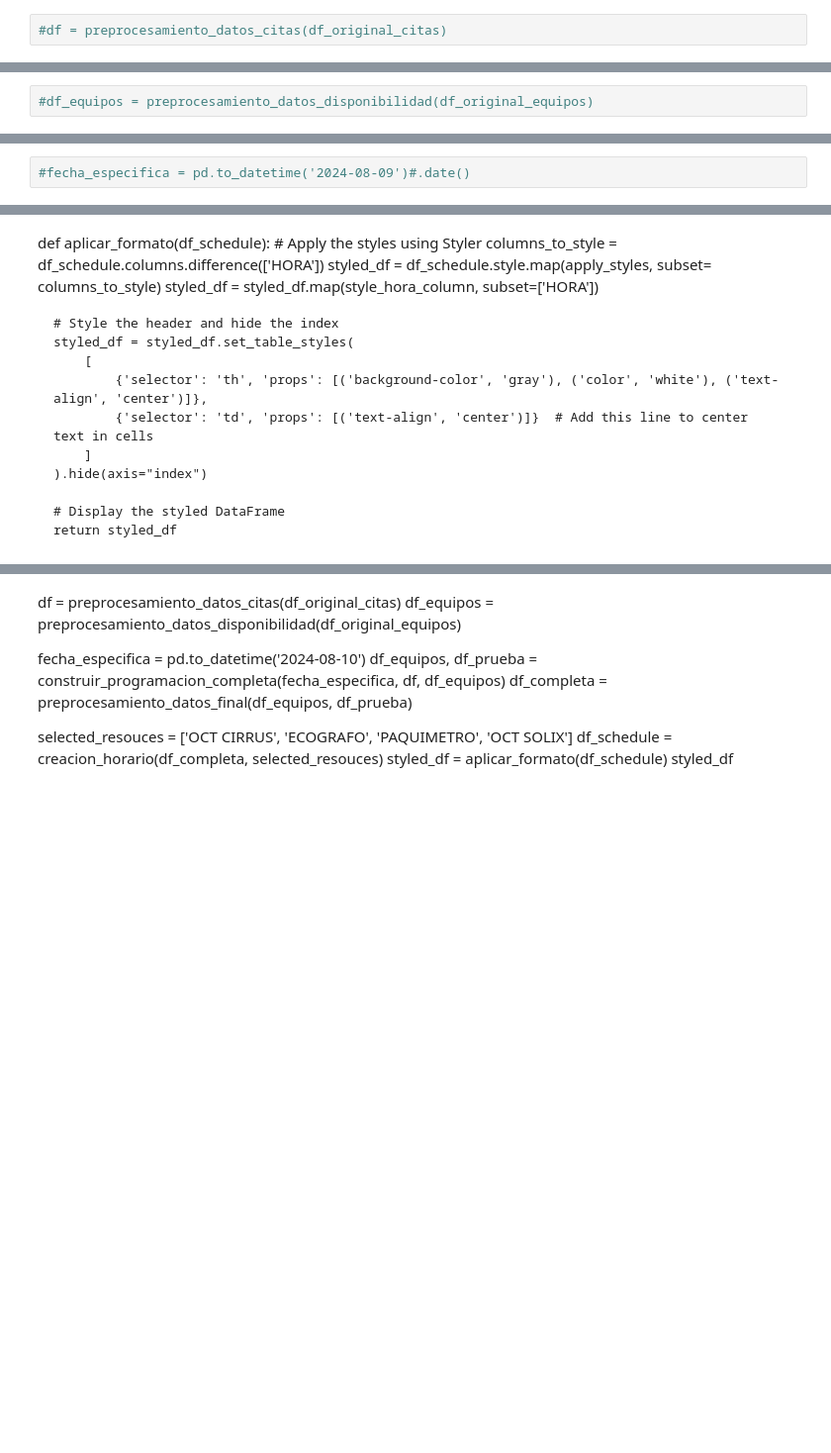
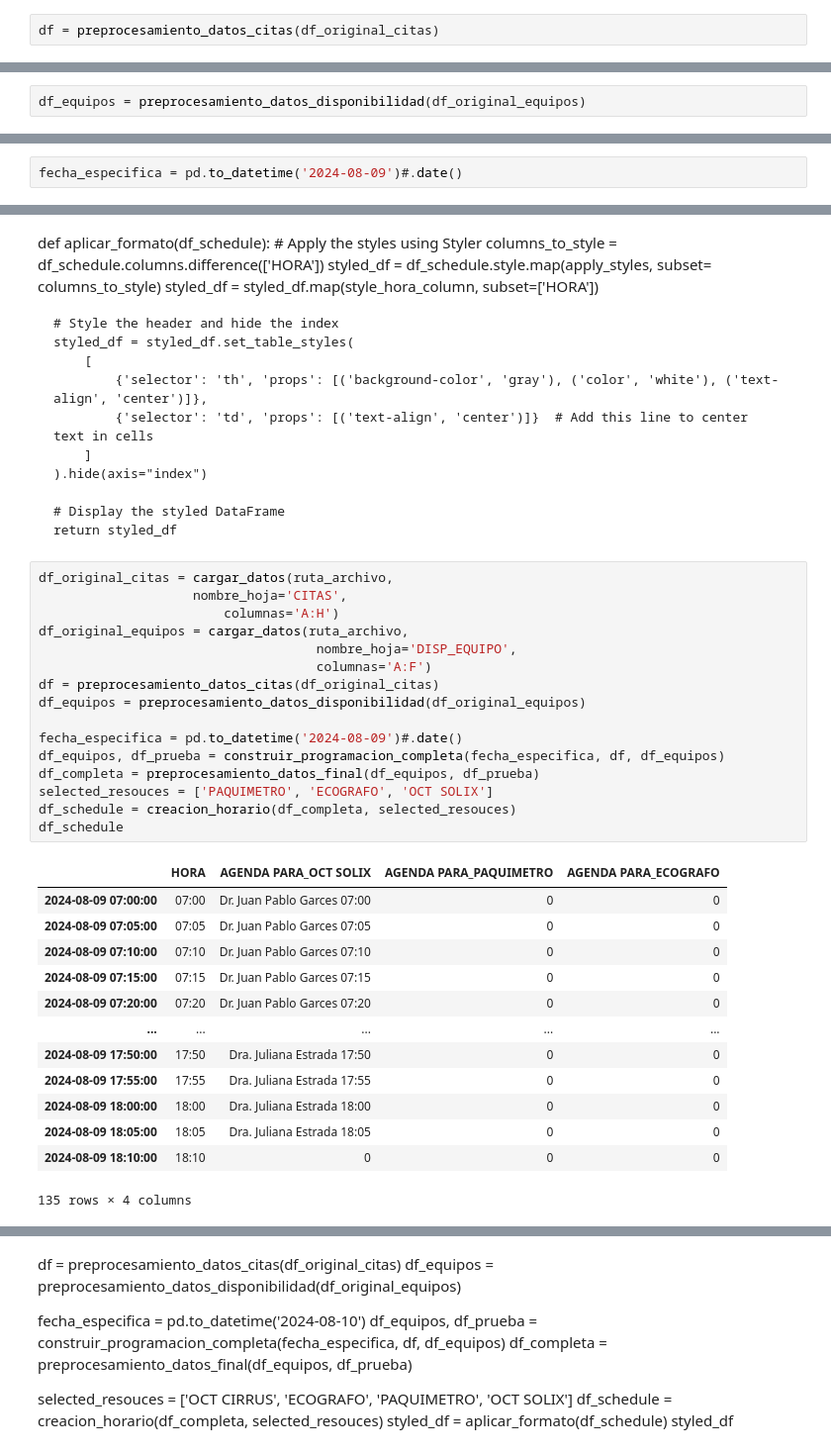
Before and after one commit to wgutierr/Clofan, a Jupyter notebook: clofan_v2.ipynb, the cells around one changed output, grey strips where cells are left out. Shown at 99% size. Cells and saved outputs as stored; diff of their text form; blank space fills up the shorter version.

```diff
--- a/clofan_v2.ipynb
+++ b/clofan_v2.ipynb
@@ -56,7 +56,7 @@ def preprocesamiento_datos_citas(df_original_citas):
 
     return df
 # %%
-#df = preprocesamiento_datos_citas(df_original_citas)
+df = preprocesamiento_datos_citas(df_original_citas)
 # %% [markdown]
 ### 2.2. Pre-procesamiento de datos de disponibilidad
 # %%
@@ -82,11 +82,11 @@ def preprocesamiento_datos_disponibilidad(df_original_equipos):
 
     return df_equipos
 # %%
-#df_equipos = preprocesamiento_datos_disponibilidad(df_original_equipos)
+df_equipos = preprocesamiento_datos_disponibilidad(df_original_equipos)
 # %% [markdown]
 ### 2.3. Completar df_equipos con programacion semanal
 # %%
-#fecha_especifica = pd.to_datetime('2024-08-09')#.date()
+fecha_especifica = pd.to_datetime('2024-08-09')#.date()
 # %%
 def construir_programacion_completa(fecha_especifica, df, df_equipos):
     # Filtrar por mes-año a revisar
@@ -266,3 +266,33 @@ def aplicar_formato(df_schedule):
 
     # Display the styled DataFrame
     return styled_df
+# %%
+df_original_citas = cargar_datos(ruta_archivo,
+                    nombre_hoja='CITAS',
+                        columnas='A:H')
+df_original_equipos = cargar_datos(ruta_archivo,
+                                    nombre_hoja='DISP_EQUIPO',
+                                    columnas='A:F')
+df = preprocesamiento_datos_citas(df_original_citas)
+df_equipos = preprocesamiento_datos_disponibilidad(df_original_equipos)
+
+fecha_especifica = pd.to_datetime('2024-08-09')#.date()
+df_equipos, df_prueba = construir_programacion_completa(fecha_especifica, df, df_equipos)
+df_completa = preprocesamiento_datos_final(df_equipos, df_prueba)
+selected_resouces = ['PAQUIMETRO', 'ECOGRAFO', 'OCT SOLIX']
+df_schedule = creacion_horario(df_completa, selected_resouces)
+df_schedule
+# %% [output]
+|  | HORA | AGENDA PARA_OCT SOLIX | AGENDA PARA_PAQUIMETRO | AGENDA PARA_ECOGRAFO |
+| 2024-08-09 07:00:00 | 07:00 | Dr. Juan Pablo Garces 07:00 | 0 | 0 |
+| 2024-08-09 07:05:00 | 07:05 | Dr. Juan Pablo Garces 07:05 | 0 | 0 |
+| 2024-08-09 07:10:00 | 07:10 | Dr. Juan Pablo Garces 07:10 | 0 | 0 |
+| 2024-08-09 07:15:00 | 07:15 | Dr. Juan Pablo Garces 07:15 | 0 | 0 |
+| 2024-08-09 07:20:00 | 07:20 | Dr. Juan Pablo Garces 07:20 | 0 | 0 |
+| ... | ... | ... | ... | ... |
+| 2024-08-09 17:50:00 | 17:50 | Dra. Juliana Estrada 17:50 | 0 | 0 |
+| 2024-08-09 17:55:00 | 17:55 | Dra. Juliana Estrada 17:55 | 0 | 0 |
+| 2024-08-09 18:00:00 | 18:00 | Dra. Juliana Estrada 18:00 | 0 | 0 |
+| 2024-08-09 18:05:00 | 18:05 | Dra. Juliana Estrada 18:05 | 0 | 0 |
+| 2024-08-09 18:10:00 | 18:10 | 0 | 0 | 0 |
+135 rows × 4 columns
```
Also changed, not shown: parts of 14 cells of this notebook, 1 other file.
